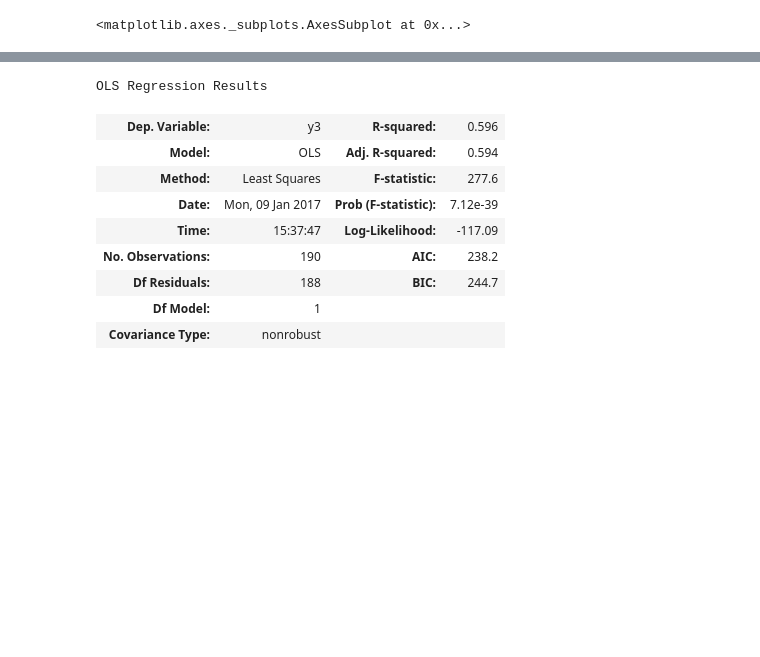
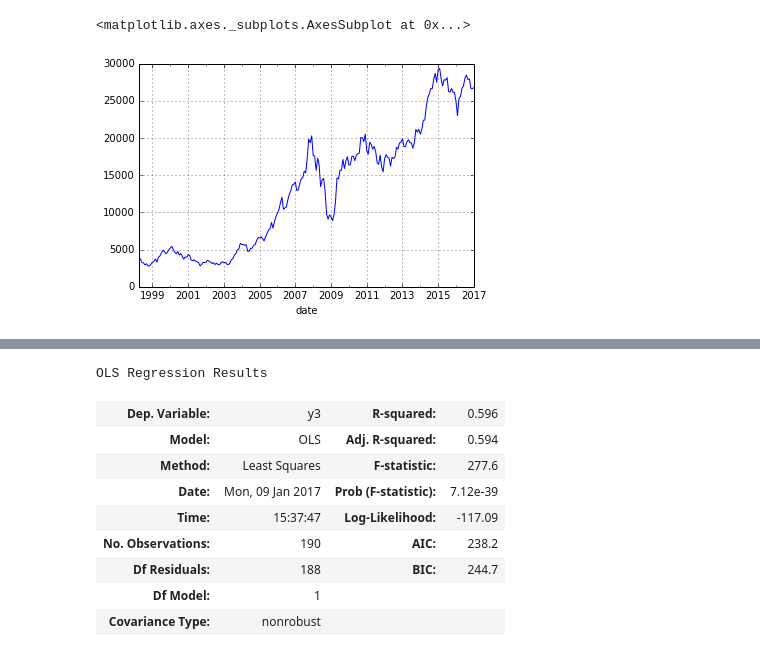
Before and after one commit to icymist/investing, a Jupyter notebook: analysis_bse_sensex.ipynb, the cells around one changed output, grey strips where cells are left out. Cells and saved outputs as stored; diff of their text form; code cells hidden in the pictures; blank space fills up the shorter version.

```diff
--- a/analysis_bse_sensex.ipynb
+++ b/analysis_bse_sensex.ipynb
@@ -16,6 +15,7 @@ from investing.data import bse
 # %%
 df = bse.sensex()
 # %%
-df.close.plot()
+df.close.plot(grid=True)
 # %% [output]
 <matplotlib.axes._subplots.AxesSubplot at 0x...>
+[figure, added]
```
Also changed, not shown: parts of 18 cells of this notebook.
